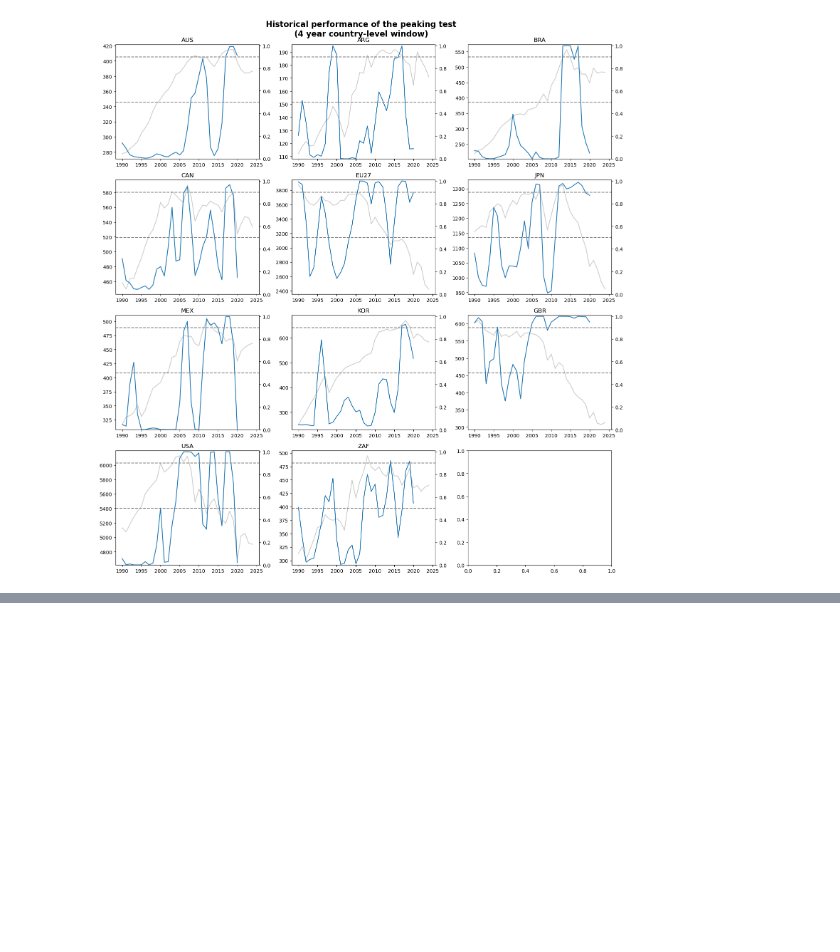
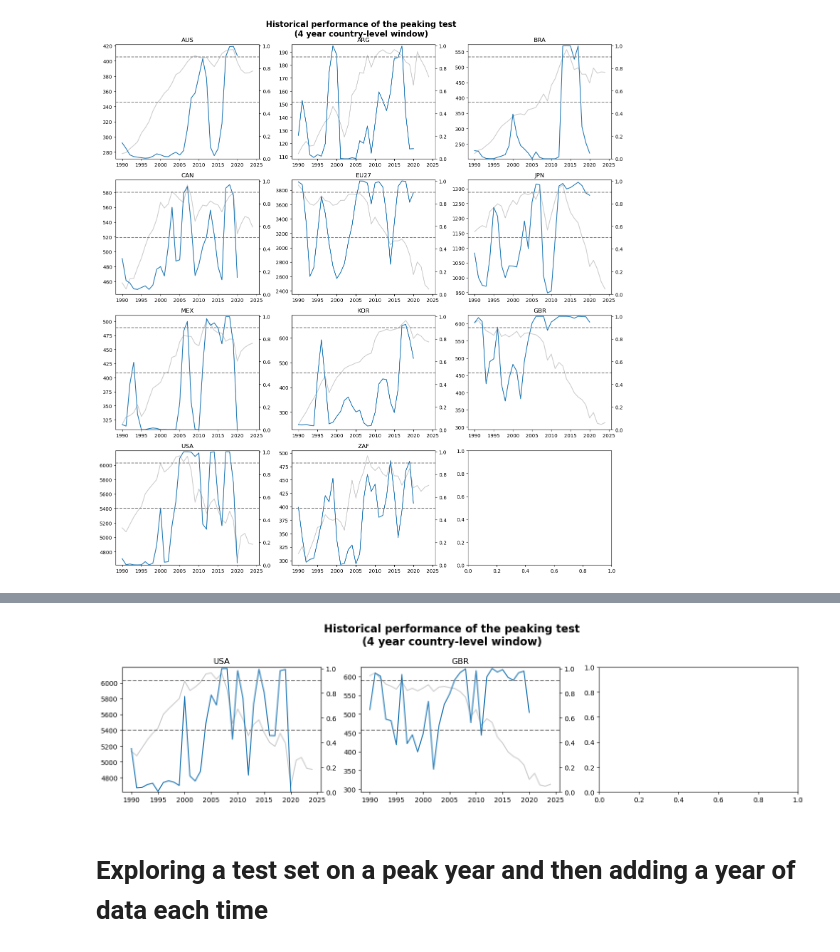
Before and after one commit to nezzag/peaking_test, a Jupyter notebook: notebooks/country_coverage.ipynb, the cells around one changed output, grey strips where cells are left out. Saved outputs shown, nothing was run; the diff lists cells and outputs as text; code cells hidden in the pictures; blank space fills up the shorter version.

Commit message:
sequential method and growing window plots

```diff
--- a/notebooks/country_coverage.ipynb
+++ b/notebooks/country_coverage.ipynb
@@ -113,7 +113,7 @@ test_length = 4
 # %%
 
 
-redo_test_peaked_countries = True
+redo_test_peaked_countries = False
 
 if redo_test_peaked_countries:
     peak_testers = dict()
@@ -197,0 +198,2 @@ plt.tight_layout()
+# %%
+isos_to_use = ['USA','GBR']
@@ -197,0 +259,26 @@ plt.tight_layout()
+# %%
+ncols = 3
+nrows = int(np.ceil(peaking_likelihood_hist_test.shape[1]/3))
+
+f, axes = plt.subplots(nrows=nrows,ncols=ncols,figsize=(5*ncols,4*nrows))
+
+plot_isos = list(peaking_likelihood_hist_test.keys())
+
+for count, ax in enumerate(axes.ravel()[:peaking_likelihood_hist_test.shape[1]]):
+    gcb_data.loc[isin(region=plot_isos[count]),1990:].T.plot(ax=ax,legend=False,color='grey',alpha=0.4)
+    ax2 =ax.twinx()
+    peaking_likelihood_hist_test[plot_isos[count]].plot(ax=ax2)
+    ax2.set_ylim([0,1.01])
+    ax2.axhline(y=0.9,color='grey',ls='--')
+    ax2.axhline(y=0.5,color='grey',ls='--')
+
+
+    ax.set_title(f'{plot_isos[count]}')
+
+
+f.suptitle(f'Historical performance of the peaking test\n({test_length} year country-level window)', fontweight='bold',fontsize=16, )
+plt.tight_layout()
+# %% [output]
+[figure, added]
+# %% [markdown]
+# Exploring a test set on a peak year and then adding a year of data each time
```
Also changed, not shown: parts of 15 cells of this notebook, 15 other files.
